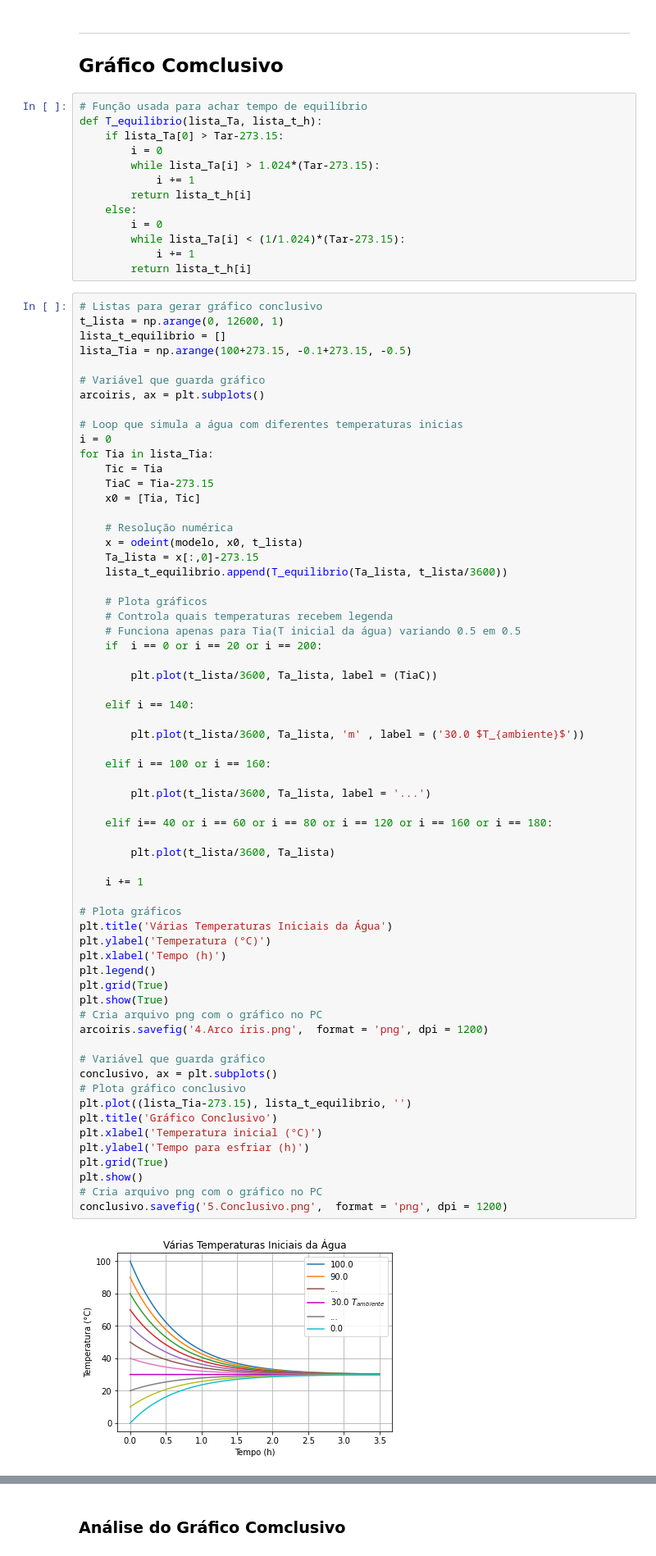
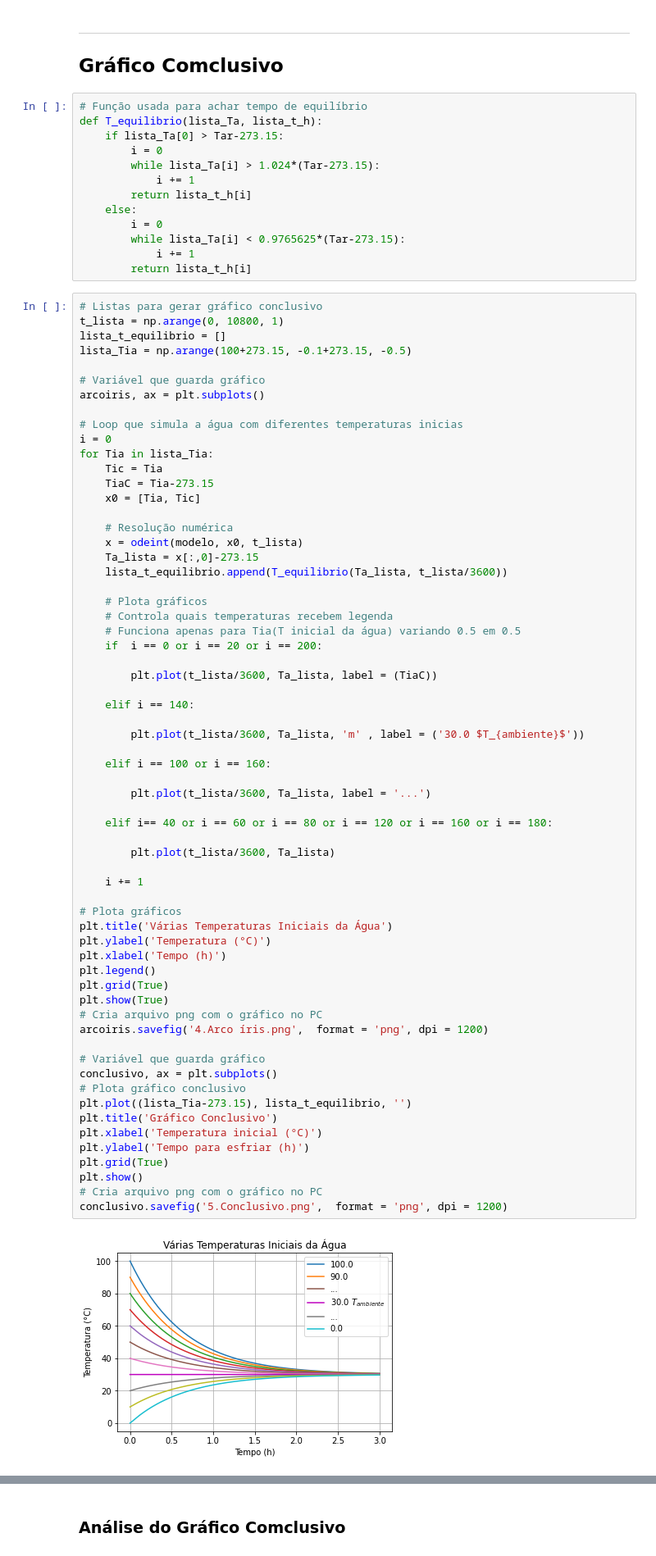
Before and after one commit to pedroivoal/Modsim-P2, a Jupyter notebook: I2/I2.ipynb, the cells around one changed output, grey strips where cells are left out. Shown at 82% size. Cells and saved outputs as stored; diff of their text form.

```diff
--- a/I2/I2.ipynb
+++ b/I2/I2.ipynb
@@ -180,12 +180,12 @@ def T_equilibrio(lista_Ta, lista_t_h):
         return lista_t_h[i]
     else:
         i = 0
-        while lista_Ta[i] < (1/1.024)*(Tar-273.15):
+        while lista_Ta[i] < 0.9765625*(Tar-273.15):
             i += 1
         return lista_t_h[i]
 # %%
 # Listas para gerar gráfico conclusivo
-t_lista = np.arange(0, 12600, 1)
+t_lista = np.arange(0, 10800, 1)
 lista_t_equilibrio = []
 lista_Tia = np.arange(100+273.15, -0.1+273.15, -0.5)
 
@@ -220,34 +220,34 @@ for Tia in lista_Tia:
         plt.plot(t_lista/3600, Ta_lista, label = '...')
 
     elif i== 40 or i == 60 or i == 80 or i == 120 or i == 160 or i == 180:
 
         plt.plot(t_lista/3600, Ta_lista)
 
     i += 1
 
 # Plota gráficos
 plt.title('Várias Temperaturas Iniciais da Água')
 plt.ylabel('Temperatura (°C)')
 plt.xlabel('Tempo (h)')
 plt.legend()
 plt.grid(True)
 plt.show(True)
 # Cria arquivo png com o gráfico no PC
 arcoiris.savefig('4.Arco íris.png',  format = 'png', dpi = 1200)
 
 # Variável que guarda gráfico
 conclusivo, ax = plt.subplots()
 # Plota gráfico conclusivo
 plt.plot((lista_Tia-273.15), lista_t_equilibrio, '')
 plt.title('Gráfico Conclusivo')
 plt.xlabel('Temperatura inicial (°C)')
 plt.ylabel('Tempo para esfriar (h)')
 plt.grid(True)
 plt.show()
 # Cria arquivo png com o gráfico no PC
 conclusivo.savefig('5.Conclusivo.png',  format = 'png', dpi = 1200)
 # %% [output]
-[figure, old version]
+[figure, new version]
 [figure]
 # %% [markdown]
 ### Análise do Gráfico Comclusivo
```
Also changed, not shown: parts of 1 cell of this notebook, 2 other files.
